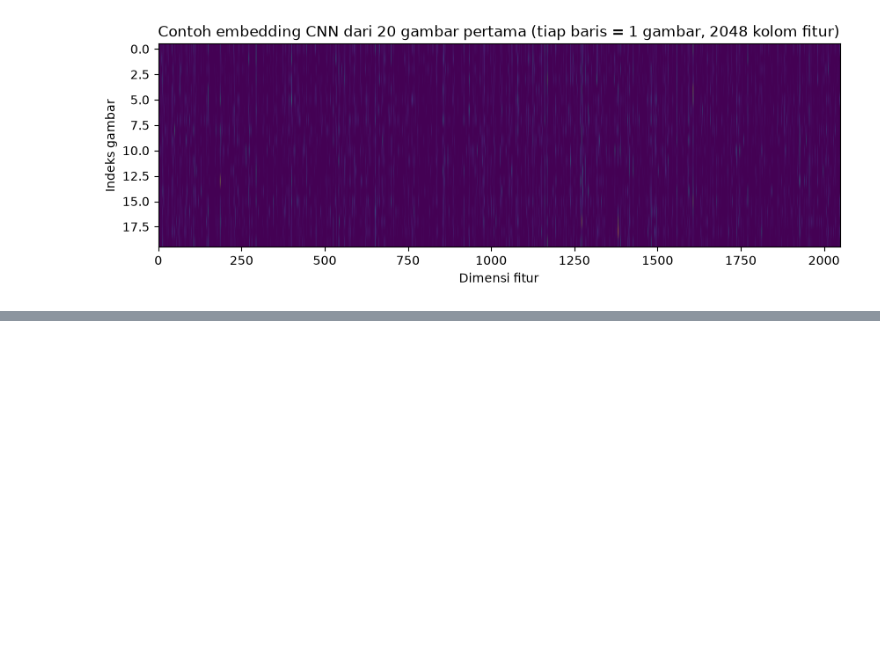
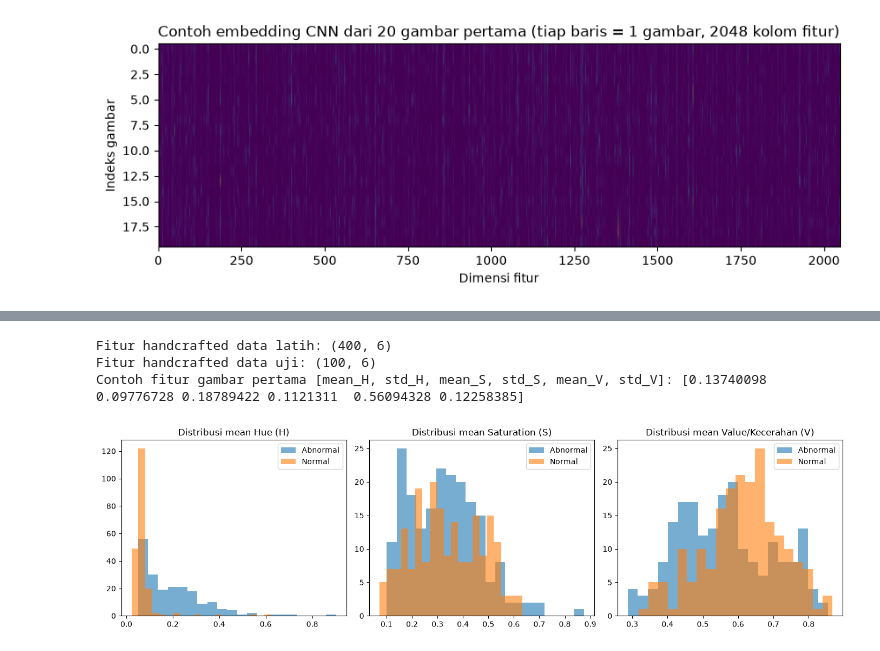
Before and after one commit to musyaree/fp-kcv, a Jupyter notebook: notebook/main.ipynb, the cells around one changed output, grey strips where cells are left out. Saved outputs shown, nothing was run; the diff lists cells and outputs as text; code cells hidden in the pictures; blank space fills up the shorter version.

Commit message:
Tambah ekstraksi fitur handcrafted (color moments HSV) dan visualisasi

```diff
--- a/notebook/main.ipynb
+++ b/notebook/main.ipynb
@@ -168,0 +192,29 @@ plt.show()
+# %%
+X_train_hc = np.load(feature_extraction_handcrafted.OUTPUTS_DIR / "features_handcrafted_train.npy")
+X_test_hc = np.load(feature_extraction_handcrafted.OUTPUTS_DIR / "features_handcrafted_test.npy")
+
+print("Fitur handcrafted data latih:", X_train_hc.shape)
+print("Fitur handcrafted data uji:", X_test_hc.shape)
+print("Contoh fitur gambar pertama [mean_H, std_H, mean_S, std_S, mean_V, std_V]:", X_train_hc[0])
+# %% [output]
+Fitur handcrafted data latih: (400, 6)
+Fitur handcrafted data uji: (100, 6)
+Contoh fitur gambar pertama [mean_H, std_H, mean_S, std_S, mean_V, std_V]: [0.13740098 0.09776728 0.18789422 0.1121311  0.56094328 0.12258385]
+# %%
+# bandingin distribusi warna abnormal vs normal
+y_train_arr = np.array([r["label"] for r in feature_extraction_handcrafted.load_manifest() if r["split"] == "train"])
+
+fig, axes = plt.subplots(1, 3, figsize=(14, 4))
+nama_channel = ["Hue (H)", "Saturation (S)", "Value/Kecerahan (V)"]
+
+for i, ax in enumerate(axes):
+    idx_kolom = i * 2  # kolom mean tiap channel ada di index 0, 2, 4
+    ax.hist(X_train_hc[y_train_arr == "Abnormal", idx_kolom], bins=20, alpha=0.6, label="Abnormal")
+    ax.hist(X_train_hc[y_train_arr == "Normal", idx_kolom], bins=20, alpha=0.6, label="Normal")
+    ax.set_title(f"Distribusi mean {nama_channel[i]}")
+    ax.legend()
+
+plt.tight_layout()
+plt.show()
+# %% [output]
+[figure, added]
```
Also changed, not shown: parts of 4 cells of this notebook, 3 other files.
